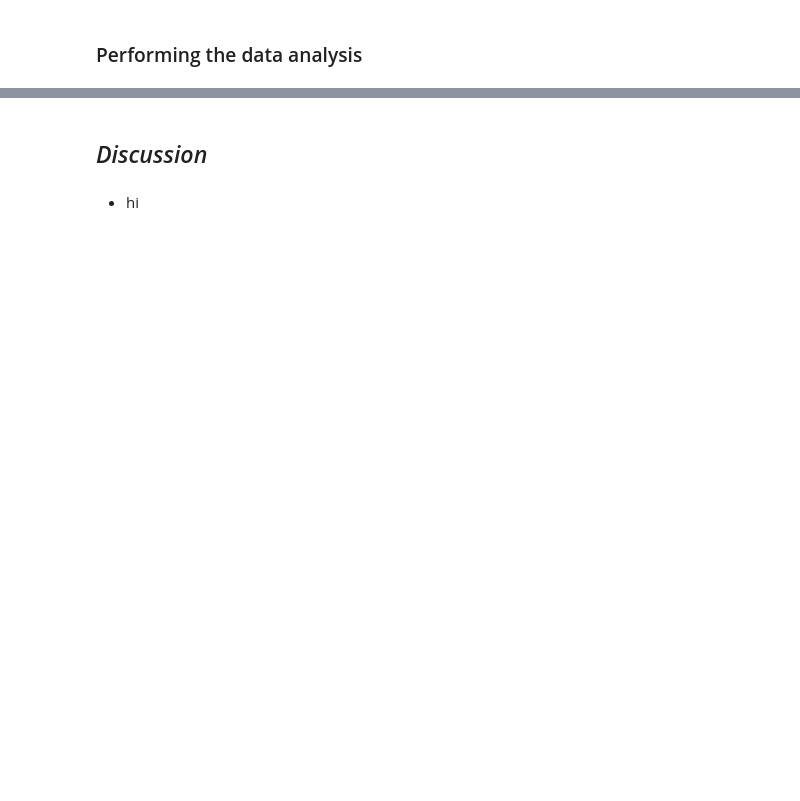
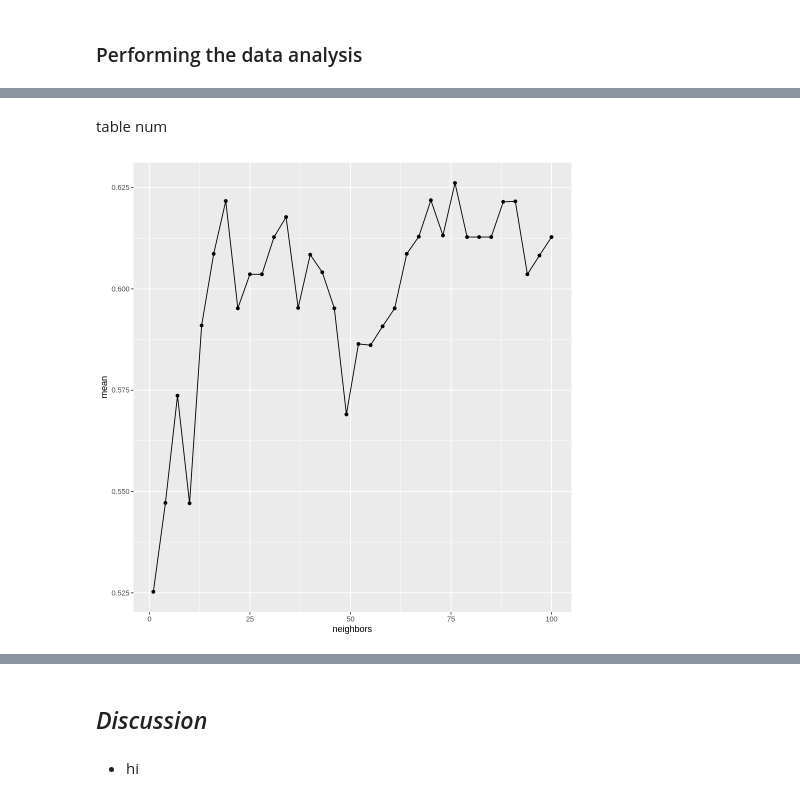
Before and after one commit to MarkusW12/heart_disease_project_proposal, a Jupyter notebook: Project Report.ipynb, the cells around one changed output, grey strips where cells are left out. Drawn from its saved outputs; the diff is of its cells as text; code cells hidden in the pictures; blank space fills up the shorter version.

```diff
--- a/Project Report.ipynb
+++ b/Project Report.ipynb
@@ -265,0 +273,10 @@ A tibble: 1 × 7
+# %% [markdown]
+table num
+# %%
+knn_plot <- knn_result |>
+        ggplot(aes(x=neighbors,y=mean)) +
+        geom_point() +
+        geom_line()
+knn_plot
+# %% [output]
+[figure, added]
```
Also changed, not shown: parts of 21 cells of this notebook.
